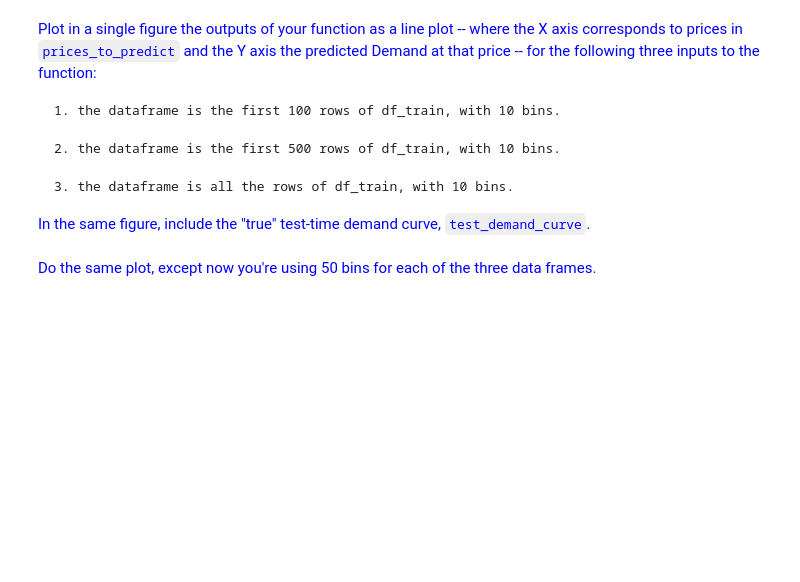
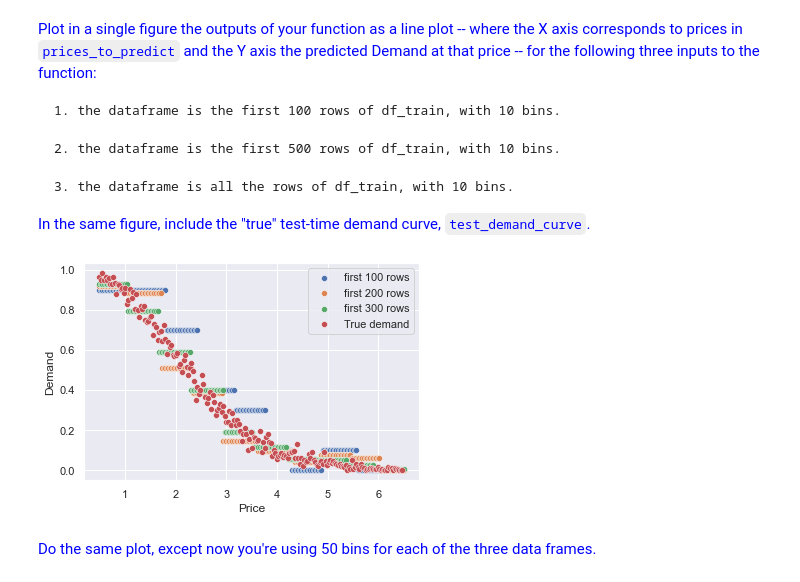
Before and after one commit to martinsun0/People-Data-Systems, a Jupyter notebook: HW3/HW3_assignment.ipynb, the cells around one changed output. Cells and saved outputs as stored; diff of their text form; code cells hidden in the pictures; blank space fills up the shorter version.

```diff
--- a/HW3/HW3_assignment.ipynb
+++ b/HW3/HW3_assignment.ipynb
@@ -99,0 +97,7 @@ def create_empirical_estimate_demand_df(df, number_of_pricing_bins):
+# %%
+def create_empirical_estimate_demand_df(df, number_of_pricing_bins):
+    df['bin'] = pd.qcut(df['Offered price'], number_of_pricing_bins)
+    grouped = df.groupby(['bin'])['Purchased'].sum().reset_index(name ='count')
+    total_per_bin = df.groupby(['bin'])['Purchased'].count()
+    grouped['demand'] = grouped['count'].divide(total_per_bin.values)
+    return grouped.drop('count', axis=1)
@@ -105,3 +108,13 @@ def get_prediction_empirical(empirical_df, price):
+# %%
+def get_prediction_empirical(empirical_df, price):
+    min = empirical_df['bin'].iloc[0].left
+    max = empirical_df['bin'].iloc[-1].right
+    if price < min:
+        price = min
+    elif price > max:
+        price = max
+    demand = empirical_df.loc[empirical_df['bin'].apply(lambda a: a.left <= price <= a.right)]['demand'].iloc[0]
+    return demand
 # %%
 prices_to_predict = np.linspace(min(df_train['Offered price']), max(df_train['Offered price']), 200)
 # %% [markdown]
@@ -114,5 +127,23 @@ prices_to_predict = np.linspace(min(df_train['Offered price']), max(df_train['Of
     3. the dataframe is all the rows of df_train, with 10 bins.
 
 <font color='blue'> In the same figure, include the "true" test-time demand curve, `test_demand_curve`.
+# %%
+n_bins = 10
+df1 = create_empirical_estimate_demand_df(df_train.iloc[:100], n_bins)
+df2 = create_empirical_estimate_demand_df(df_train.iloc[:500], n_bins)
+df3 = create_empirical_estimate_demand_df(df_train, n_bins)
+# %%
+pred_demand1 = [get_prediction_empirical(df1, price) for price in prices_to_predict]
+pred_demand2 = [get_prediction_empirical(df2, price) for price in prices_to_predict]
+pred_demand3 = [get_prediction_empirical(df3, price) for price in prices_to_predict]
+# %%
+sns.scatterplot(prices_to_predict,pred_demand1)
+sns.scatterplot(prices_to_predict,pred_demand2)
+sns.scatterplot(prices_to_predict,pred_demand3)
+sns.scatterplot(test_demand_curve.iloc[:,0],test_demand_curve.iloc[:,1])
+plt.ylabel('Demand')
+plt.legend(['first 100 rows','first 200 rows','first 300 rows','True demand']);
+# %% [output]
+[figure, added]
 # %% [markdown]
 <font color='blue'> Do the same plot, except now you're using 50 bins for each of the three data frames.
```
Also changed, not shown: parts of 8 cells of this notebook.
